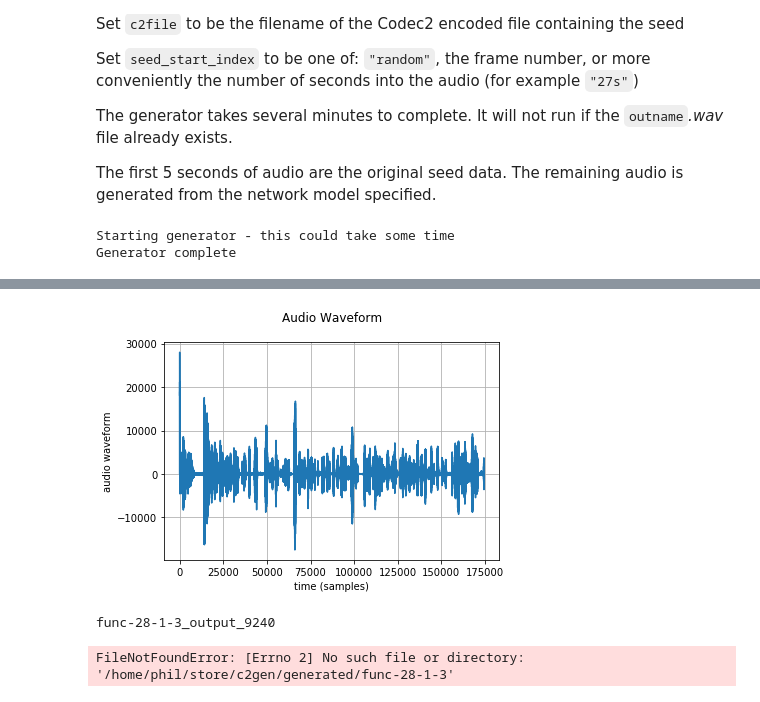
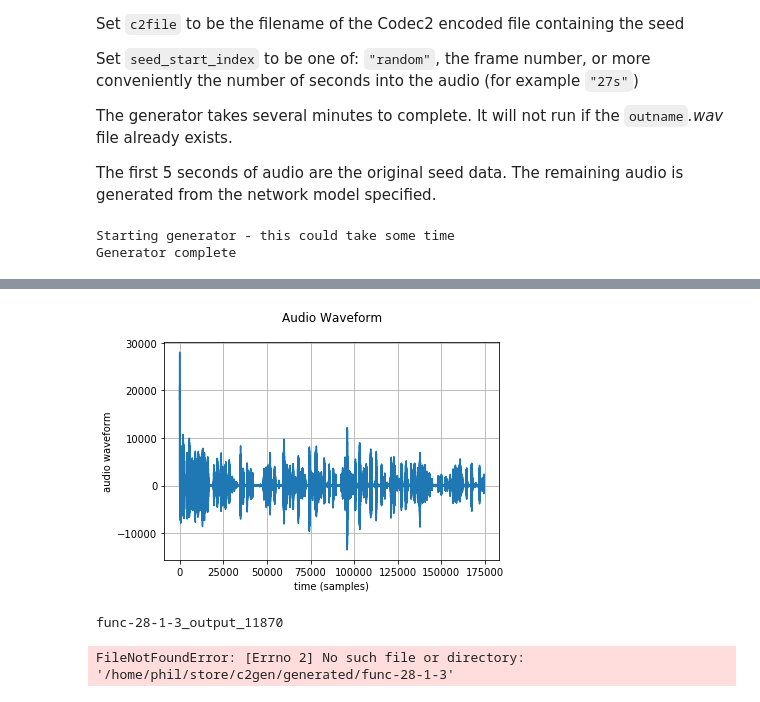
Before and after one commit to philayres/babble-rnn, a Jupyter notebook: notebooks/generate_audio.ipynb, the cells around one changed output, grey strips where cells are left out. Cells and saved outputs as stored; diff of their text form; code cells hidden in the pictures.

Commit message:
Learning func-28-1-3 test/critiquepracticalreason_00_kant_64kb.c2cb-3200 none

```diff
--- a/notebooks/generate_audio.ipynb
+++ b/notebooks/generate_audio.ipynb
@@ -15,40 +15,40 @@ The first 5 seconds of audio are the original seed data. The remaining audio is
 force_run = False
 
 network_model = "func-28-1-3"
-iter1 = 9240
+iter1 = 11870
 
 fn_postfix = 'output_'+ str(iter1)
 gen_fn = network_model + '_' + fn_postfix
 c2file="test/critiquepracticalreason_00_kant_64kb.c2cb-3200"
-seed_start_index = "1168"
+seed_start_index = "5000"#"1168"
 generate_length = 2000
 
 outname=gen_fn+'_0'+"-3200"
 
 modelfn="out/" + network_model + "/model-" + str(iter1) + ".h5"
 
 import network_data as nd
 import os
 from subprocess import check_output, call
 from IPython.display import display, Markdown, Audio, Image
 home = os.environ.get('HOME')
 
 os.chdir(home + "/store/c2gen")
 if not force_run and os.path.isfile(home+'/store/c2gen/generated/'+outname+'.wav'):
     print("File", outname, "already exists")
 else:
     print("Starting generator - this could take some time")
     call(["python3", "lstm_c2_generation.py", network_model, "--generate="+gen_fn, "--generate-len="+str(generate_length), "--seed_index="+seed_start_index, c2file, modelfn])
     print("Generator complete")
 display(Audio(filename=home+"/store/c2gen/generated/"+outname+".wav"))
 os.chdir(home+"/store/c2gen/notebooks")
 
 nd.plot_gen_audio_waveform(outname)
 # %% [output]
 Starting generator - this could take some time
 Generator complete
 [interactive output not drawn]
-[figure, old version]
+[figure, new version]
 # %%
 print(gen_fn)
 nd.plot_codec_params(network_model,fn_postfix, scale_up='orig', loc='generated')
@@ -57,5 +57,5 @@ nd.plot_spec_params(network_model,fn_postfix, params='Wo', loc='generated')
 nd.plot_spec_params(network_model,fn_postfix, params='E', loc='generated')
 nd.plot_spec_params(network_model,fn_postfix, params='LSPs', loc='generated')
 # %% [output]
-func-28-1-3_output_9240
+func-28-1-3_output_11870
 FileNotFoundError: [Errno 2] No such file or directory: '/home/phil/store/c2gen/generated/func-28-1-3'
```
Also changed, not shown: 5 other files.
